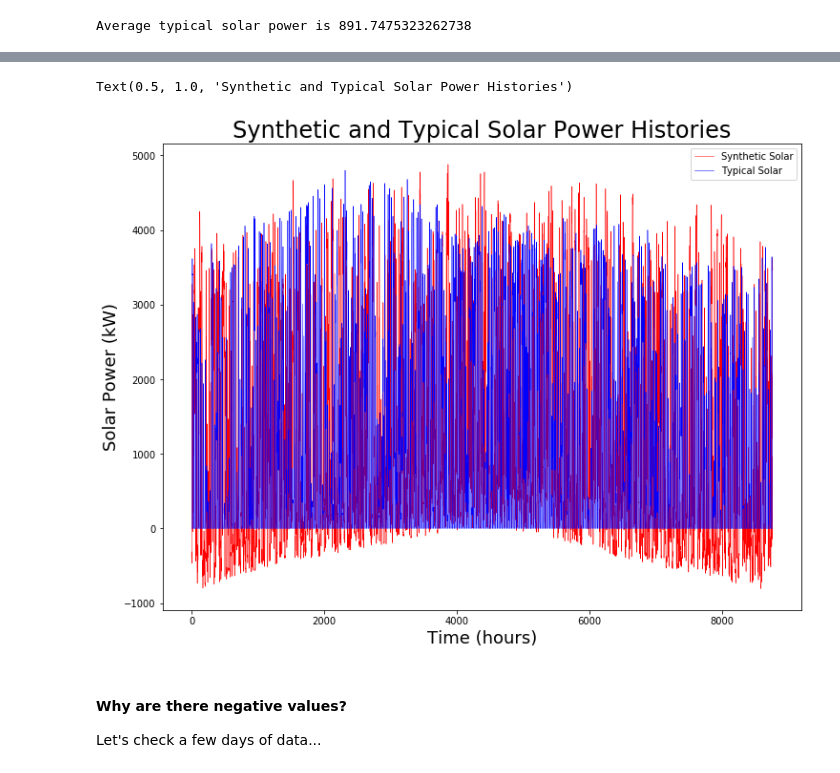
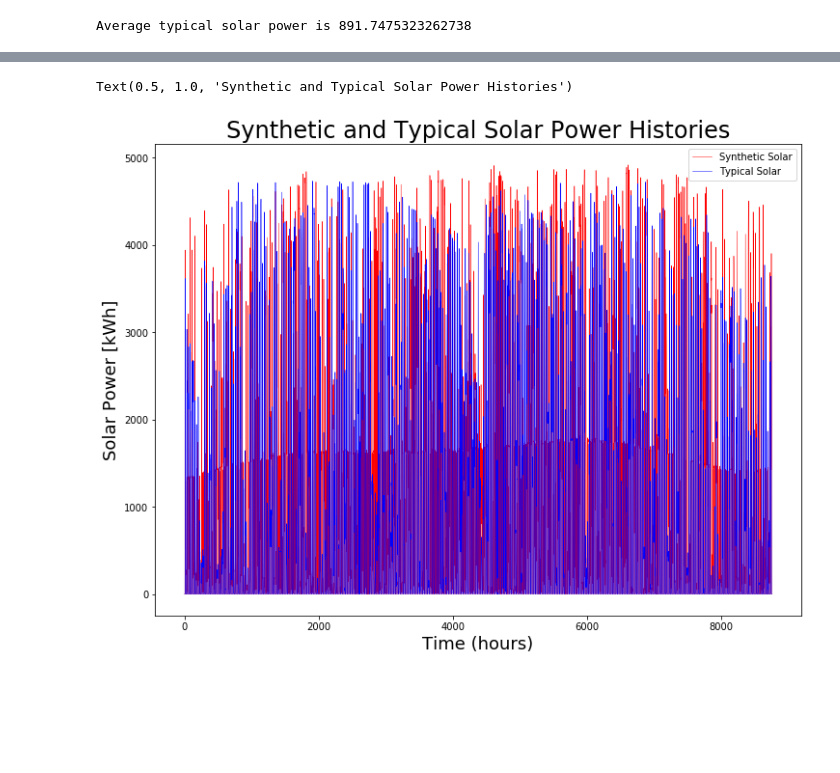
Before and after one commit to arfc/pride, a Jupyter notebook: data_processing/solar_power.ipynb, the cells around one changed output, grey strips where cells are left out. Saved outputs shown, nothing was run; the diff lists cells and outputs as text; code cells hidden in the pictures; blank space fills up the shorter version.

```diff
--- a/data_processing/solar_power.ipynb
+++ b/data_processing/solar_power.ipynb
@@ -468,18 +480,14 @@ synthetic_history = pd.read_csv(path+"solarHistories_2.csv")
 # %%
 # plot synthetic history
 fig = plt.figure(figsize=(12,9), edgecolor='k', facecolor='w')
-plt.plot(synthetic_history['time'], synthetic_history['power_norm'],
+plt.plot(synthetic_history['time'], synthetic_history['power_data'],
          color='r',lw = 0.5, label='Synthetic Solar')
-plt.plot(typical_solar['time'], typical_solar['power_norm'],
+plt.plot(typical_solar['time'], typical_solar['power_data'],
          color='b', lw=0.5, label='Typical Solar')
-plt.ylabel("Solar Power (kW)", fontsize=18)
+plt.ylabel("Solar Power [kWh]", fontsize=18)
 plt.xlabel("Time (hours)", fontsize=18)
 plt.legend()
 plt.title("Synthetic and Typical Solar Power Histories", fontsize=24)
 # %% [output]
 Text(0.5, 1.0, 'Synthetic and Typical Solar Power Histories')
-[figure, old version]
+[figure, new version]
-# %% [markdown]
-#### Why are there negative values?
-
-Let's check a few days of data...
```
Also changed, not shown: parts of 9 cells of this notebook.
